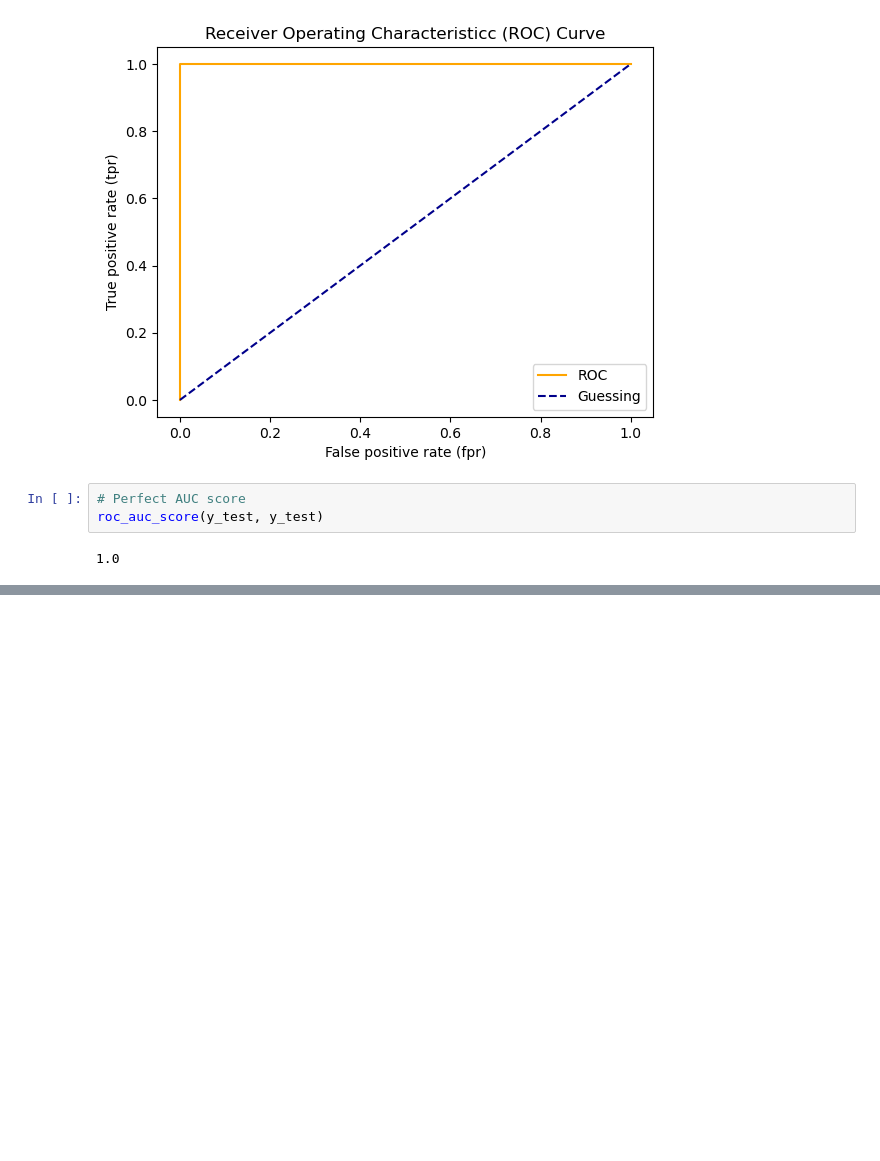
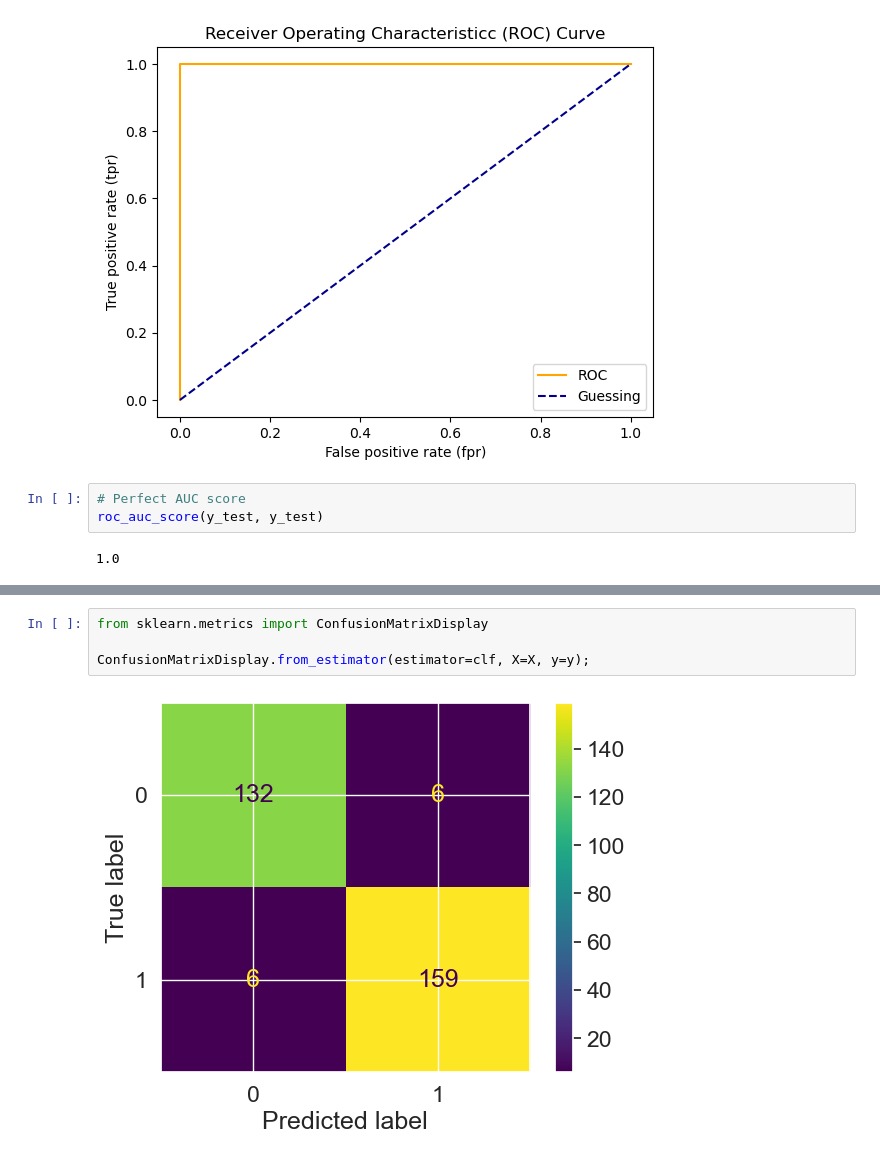
Before and after one commit to TheArcus02/ML-Course, a Jupyter notebook: sample_project_1/scikit-learn-introduction.ipynb, the cells around one changed output, grey strips where cells are left out. Cells and saved outputs as stored; diff of their text form; blank space fills up the shorter version.

```diff
--- a/sample_project_1/scikit-learn-introduction.ipynb
+++ b/sample_project_1/scikit-learn-introduction.ipynb
@@ -1228,0 +1272,6 @@ roc_auc_score(y_test, y_test)
+# %%
+from sklearn.metrics import ConfusionMatrixDisplay
+
+ConfusionMatrixDisplay.from_estimator(estimator=clf, X=X, y=y);
+# %% [output]
+[figure, added]
```
Also changed, not shown: parts of 51 cells of this notebook.
